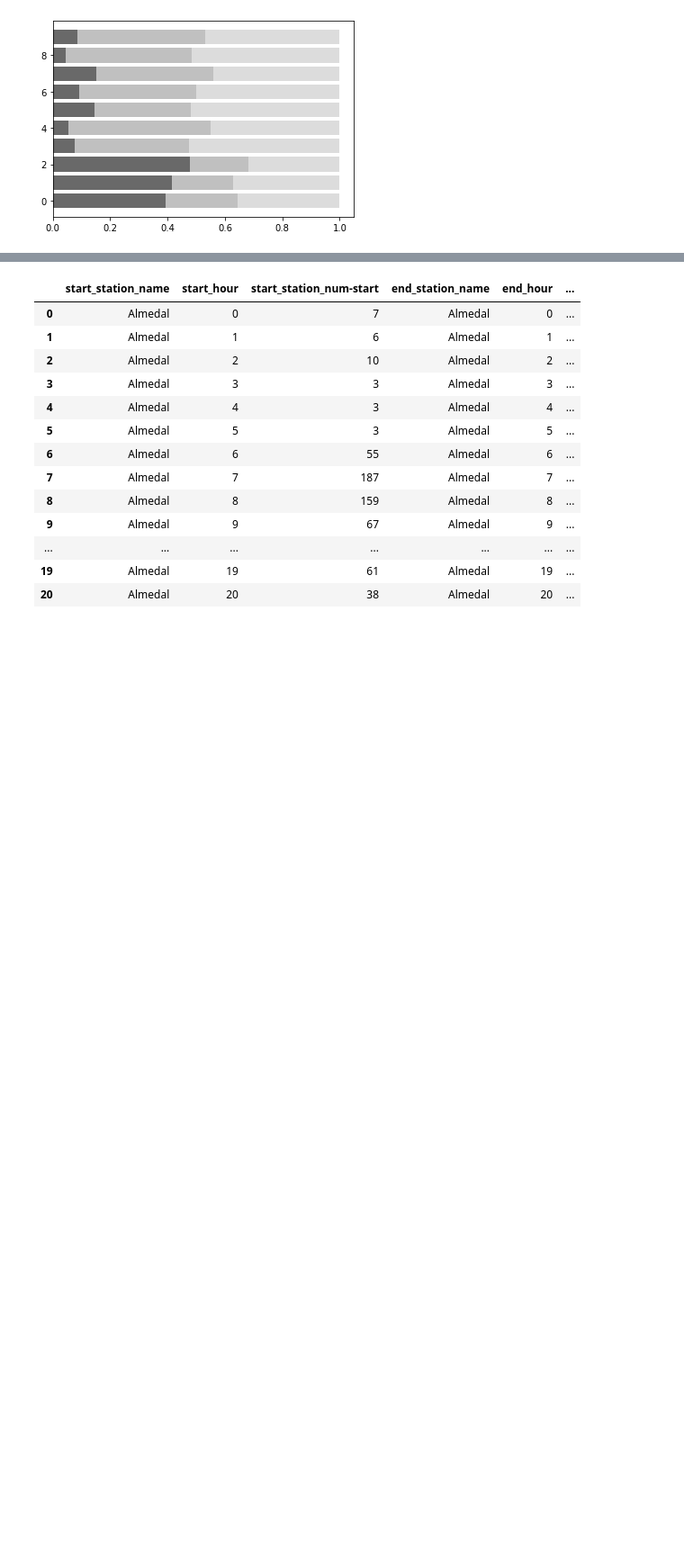
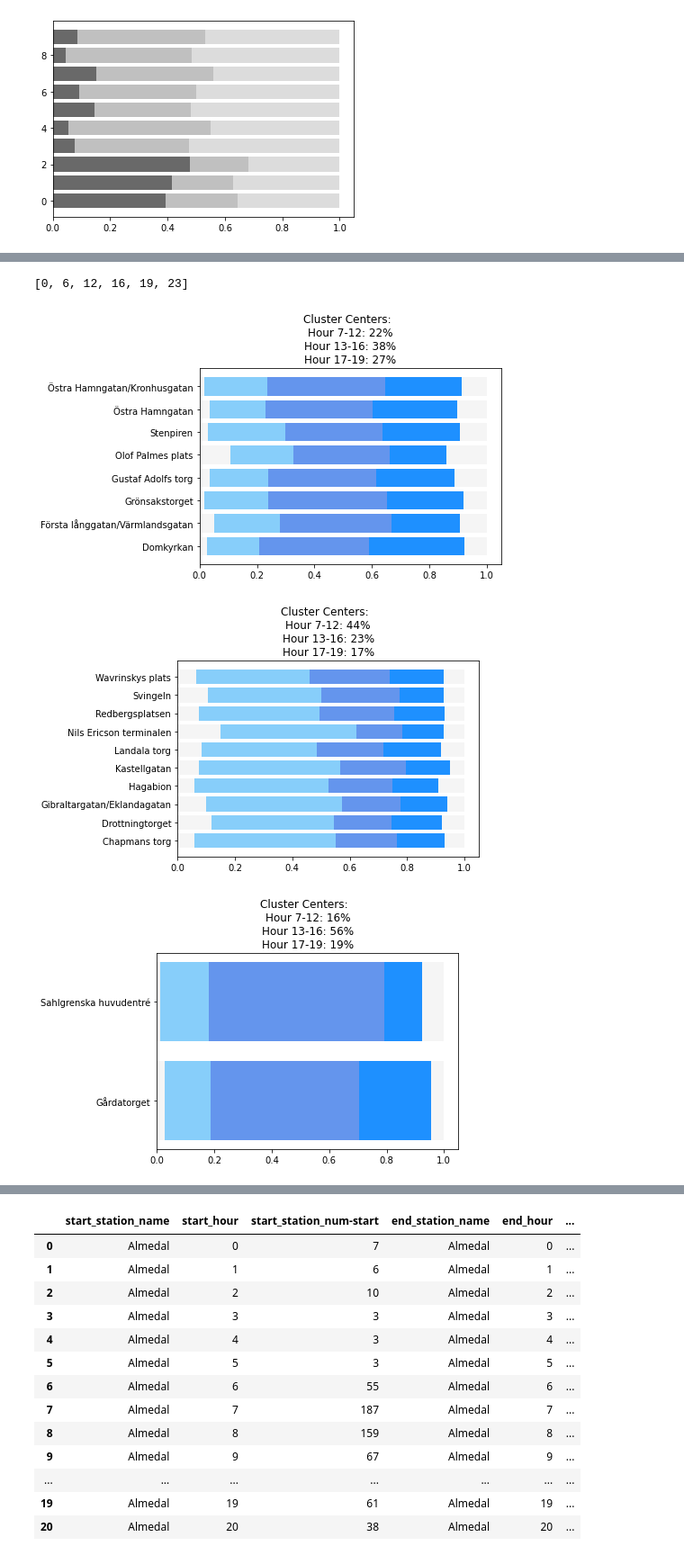
Before and after one commit to flowton/bike-rental, a Jupyter notebook: bike-rental-gbg.ipynb, the cells around one changed output, grey strips where cells are left out. Shown: that part at 90% size. Cells and saved outputs as stored; diff of their text form; code cells hidden in the pictures; blank space fills up the shorter version.

Commit message:
Completed visualizing stacked barcharts

```diff
--- a/bike-rental-gbg.ipynb
+++ b/bike-rental-gbg.ipynb
@@ -792,0 +774,58 @@ t
+# %%
+## Clustering the data
+# Careful if clustering take into account all features, inclding like 20-23. Should this also be dropped?
+k = 3
+kmeans_input_data = grouped_data.drop(columns = ['start_station_name','0-6', '20-23'])
+kmeans_model = KMeans(n_clusters = k).fit(kmeans_input_data)#Drop station as it's not a feature
+def find_station_label(data, model, k):
+    labeldict = {}
+    for i in range(k):
+        labeldict[i] = []
+    for index, label in enumerate(kmeans_model.labels_):
+        station = grouped_data.iloc[index,0]
+        labeldict[label].append(station)
+    return labeldict
+
+t = find_station_label(grouped_data,kmeans_model,k)
+# %%
+## Visualizing the data
+
+def stacked_bar_clustering_viz(labeldict, data,model_data, points_of_cutoff, cluster_centers, max_results = 1000):
+    def find_stacked_bottom(n, row):
+        bottom = 0
+        for i in range(0,n):
+            bottom = bottom + row.iloc[:, (i+1)]
+        return bottom
+
+    all_cutoff_pts = points_of_cutoff.copy()
+    all_cutoff_pts = [0] + all_cutoff_pts + [23]
+    colors = ['whitesmoke', 'lightskyblue', 'cornflowerblue', 'dodgerblue', 'whitesmoke']
+    print(all_cutoff_pts)
+    fig, ax = plt.subplots()
+    for key, value in enumerate(labeldict.items()):
+        for i, station in enumerate(value[1]):
+            row = data[data['start_station_name'] == station]
+            for n in range(0,len(all_cutoff_pts)-1):
+                bt = find_stacked_bottom(n,row)
+                plt.barh(station, row.iloc[:,(n+1)], left = bt, color = colors[n], label = station)
+        center = [ "{:.0%}".format(x) for x in cluster_centers[key]]
+        combo= ['Hour ' + model_data.columns[x] + ': ' +  center[x] for x in range(len(cluster_centers[0]))]
+        pretty_print = '\n'.join([str(elem) for elem in combo])
+        #print(pretty_print)
+        plt.title('Cluster Centers:  \n' + str(pretty_print))
+        plt.show()
+
+
+#{:0.2f}
+
+
+
+stacked_bar_clustering_viz(t, grouped_data, kmeans_input_data, cutoff_points, kmeans_model.cluster_centers_)
+
+
+temp = grouped_data
+# %% [output]
+[0, 6, 12, 16, 19, 23]
+[figure, added]
+[figure, added]
+[figure, added]
```
Also changed, not shown: parts of 3 cells of this notebook.
